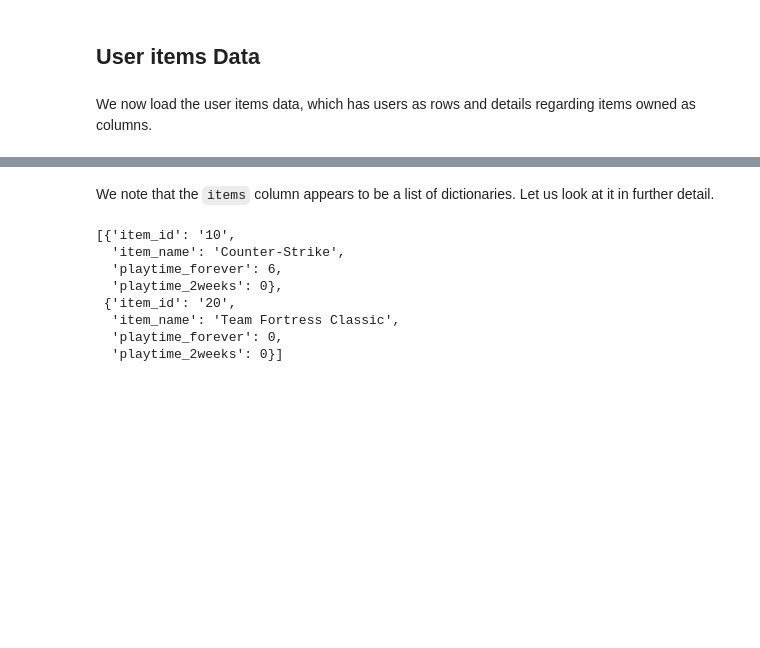
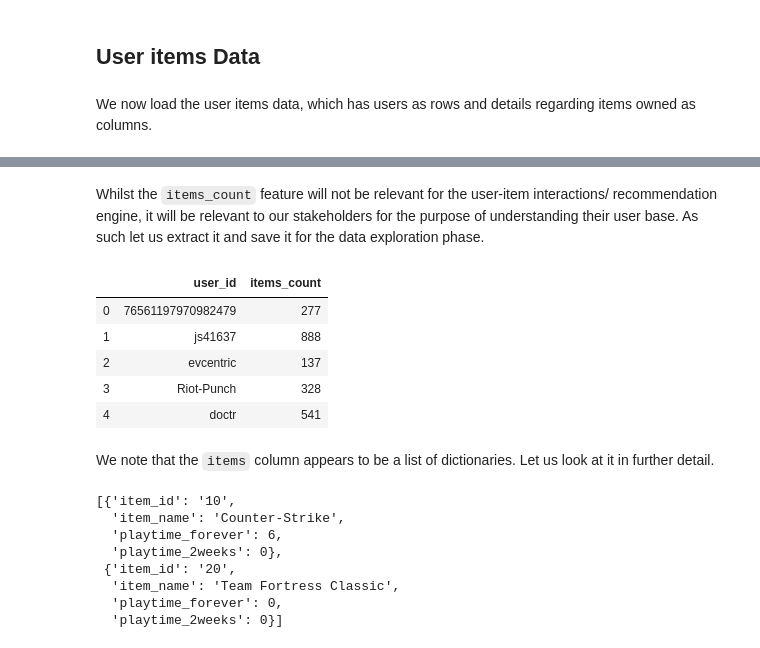
Before and after one commit to nadinezab/video-game-recs, a Jupyter notebook: 2-Data-Preprocessing.ipynb, the cells around one changed output, grey strips where cells are left out. Cells and saved outputs as stored; diff of their text form; code cells hidden in the pictures; blank space fills up the shorter version.

```diff
--- a/2-Data-Preprocessing.ipynb
+++ b/2-Data-Preprocessing.ipynb
@@ -45,3 +45,16 @@ useritems.head()
 | 2 | evcentric | 137 | 76561198007712560 | http://steamcommunity.com/id/evce... | [{'item_id': '1200', 'item_name':... |
 | 3 | Riot-Punch | 328 | 76561197963445856 | http://steamcommunity.com/id/Riot... | [{'item_id': '10', 'item_name': '... |
 | 4 | doctr | 541 | 76561198002099488 | http://steamcommunity.com/id/doctr | [{'item_id': '300', 'item_name': ... |
+# %% [markdown]
+Whilst the `items_count` feature will not be relevant for the user-item interactions/ recommendation engine, it will be relevant to our stakeholders for the purpose of understanding their user base. As such let us extract it and save it for the data exploration phase.
+# %%
+# Extract items_count feat
+numgames = useritems[['user_id', 'items_count']]
+numgames.head()
+# %% [output]
+|  | user_id | items_count |
+| 0 | 76561197970982479 | 277 |
+| 1 | js41637 | 888 |
+| 2 | evcentric | 137 |
+| 3 | Riot-Punch | 328 |
+| 4 | doctr | 541 |
```
Also changed, not shown: parts of 1 cell of this notebook.
